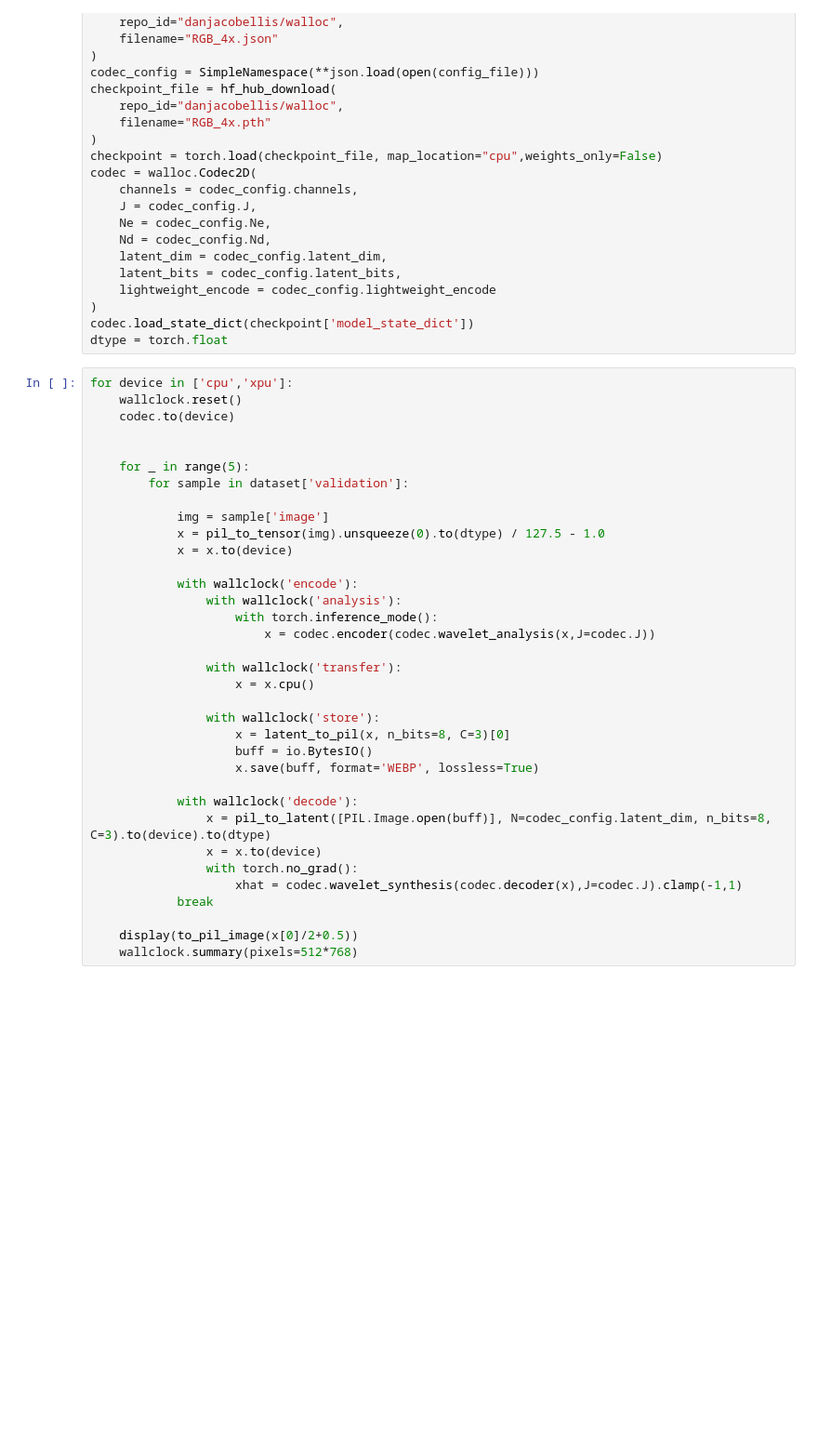
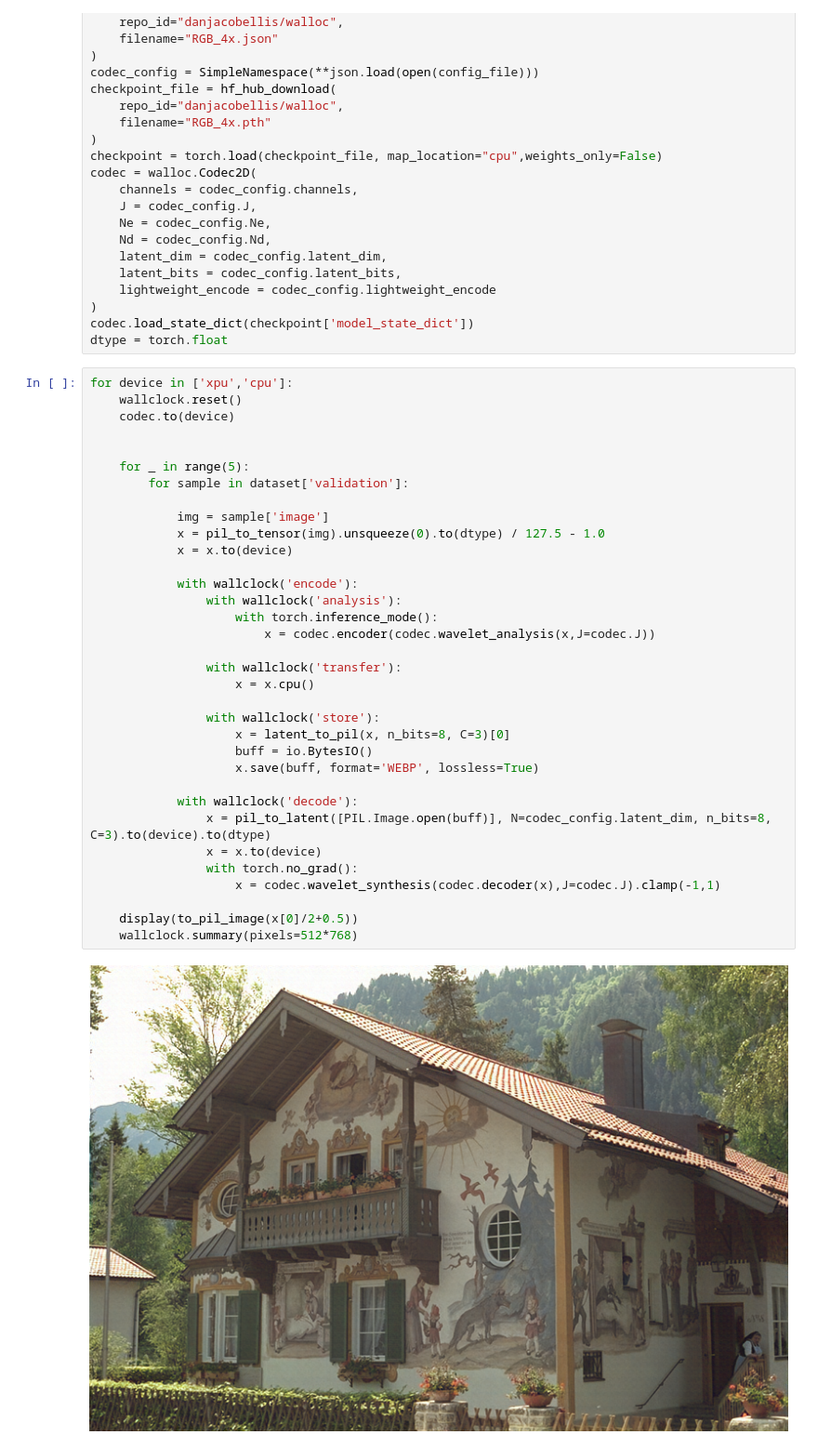
Before and after one commit to UT-SysML/liveaction, a Jupyter notebook: eval/walloc_intel.ipynb, the cells around one changed output. Shown at 93% size. Cells and saved outputs as stored; diff of their text form; blank space fills up the shorter version.

```diff
--- a/eval/walloc_intel.ipynb
+++ b/eval/walloc_intel.ipynb
@@ -30,37 +30,38 @@ codec = walloc.Codec2D(
 codec.load_state_dict(checkpoint['model_state_dict'])
 dtype = torch.float
 # %%
-for device in ['cpu','xpu']:
+for device in ['xpu','cpu']:
     wallclock.reset()
     codec.to(device)
 
 
     for _ in range(5):
         for sample in dataset['validation']:
 
             img = sample['image']
             x = pil_to_tensor(img).unsqueeze(0).to(dtype) / 127.5 - 1.0
             x = x.to(device)
 
             with wallclock('encode'):
                 with wallclock('analysis'):
                     with torch.inference_mode():
                         x = codec.encoder(codec.wavelet_analysis(x,J=codec.J))
 
                 with wallclock('transfer'):
                     x = x.cpu()
 
                 with wallclock('store'):
                     x = latent_to_pil(x, n_bits=8, C=3)[0]
                     buff = io.BytesIO()
                     x.save(buff, format='WEBP', lossless=True)
 
             with wallclock('decode'):
                 x = pil_to_latent([PIL.Image.open(buff)], N=codec_config.latent_dim, n_bits=8, C=3).to(device).to(dtype)
                 x = x.to(device)
                 with torch.no_grad():
-                    xhat = codec.wavelet_synthesis(codec.decoder(x),J=codec.J).clamp(-1,1)
-            break
+                    x = codec.wavelet_synthesis(codec.decoder(x),J=codec.J).clamp(-1,1)
 
     display(to_pil_image(x[0]/2+0.5))
     wallclock.summary(pixels=512*768)
+# %% [output]
+[figure, added]
```
Also changed, not shown: parts of 1 cell of this notebook.
